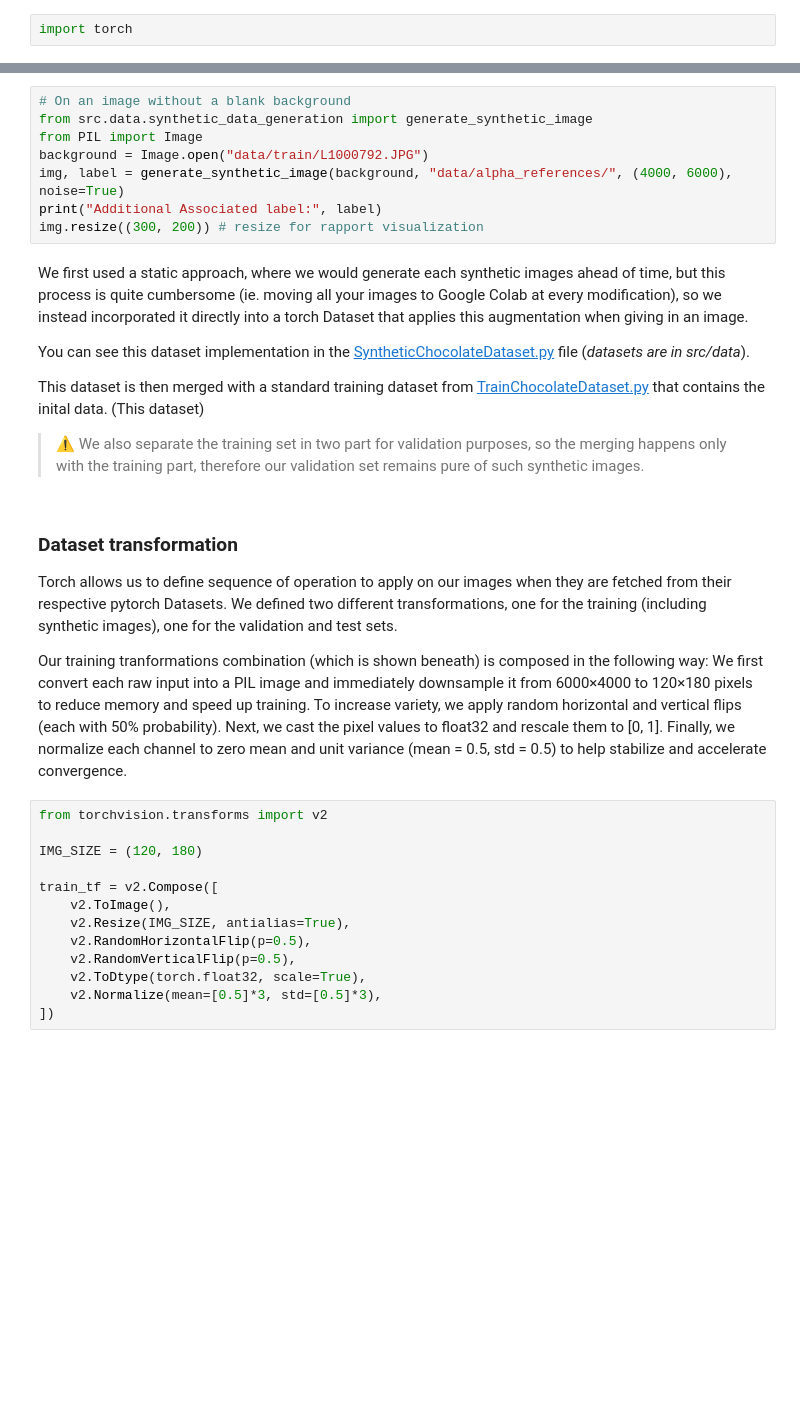
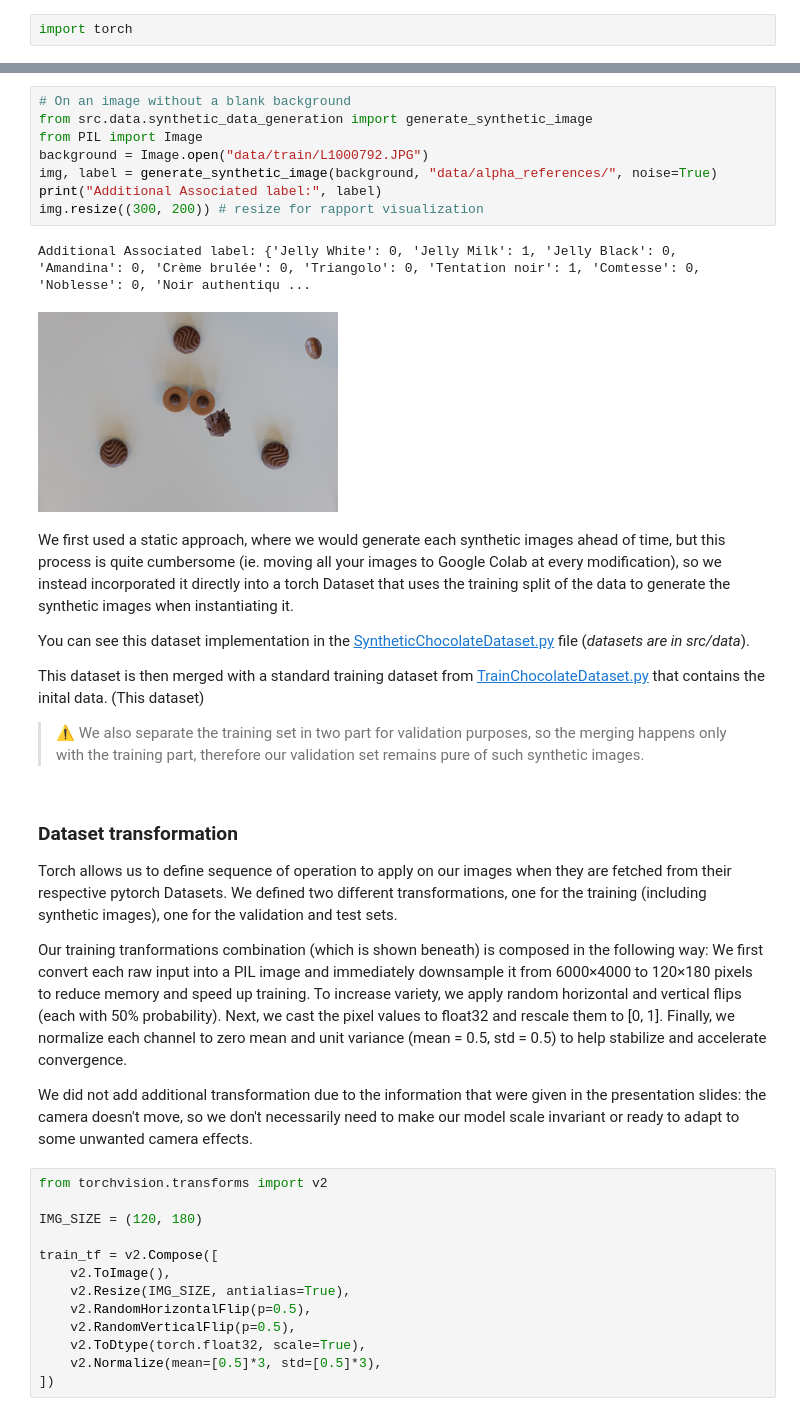
Before and after one commit to MrKiwix/IAPR-project, a Jupyter notebook: report.ipynb, the cells around one changed output, grey strips where cells are left out. Saved outputs shown, nothing was run; the diff lists cells and outputs as text; blank space fills up the shorter version.

```diff
--- a/report.ipynb
+++ b/report.ipynb
@@ -62,13 +72,16 @@ img.resize((300, 200)) # resize for rapport visualization
 # %%
 # On an image without a blank background
 from src.data.synthetic_data_generation import generate_synthetic_image
 from PIL import Image
 background = Image.open("data/train/L1000792.JPG")
-img, label = generate_synthetic_image(background, "data/alpha_references/", (4000, 6000), noise=True)
+img, label = generate_synthetic_image(background, "data/alpha_references/", noise=True)
 print("Additional Associated label:", label)
 img.resize((300, 200)) # resize for rapport visualization
+# %% [output]
+Additional Associated label: {'Jelly White': 0, 'Jelly Milk': 1, 'Jelly Black': 0, 'Amandina': 0, 'Crème brulée': 0, 'Triangolo': 0, 'Tentation noir': 1, 'Comtesse': 0, 'Noblesse': 0, 'Noir authentiqu ...
+[figure, added]
 # %% [markdown]
-We first used a static approach, where we would generate each synthetic images ahead of time, but this process is quite cumbersome (ie. moving all your images to Google Colab at every modification), so we instead incorporated it directly into a torch Dataset that applies this augmentation when giving in an image.
+We first used a static approach, where we would generate each synthetic images ahead of time, but this process is quite cumbersome (ie. moving all your images to Google Colab at every modification), so we instead incorporated it directly into a torch Dataset that uses the training split of the data to generate the synthetic images when instantiating it.
 
 You can see this dataset implementation in the [SyntheticChocolateDataset.py](src/data/SyntheticChocolateDataset.py) file (*datasets are in src/data*).
 
@@ -83,6 +96,8 @@ We defined two different transformations, one for the training (including synthe
 
 Our training tranformations combination (which is shown beneath) is composed in the following way:
 We first convert each raw input into a PIL image and immediately downsample it from 6000×4000 to 120×180 pixels to reduce memory and speed up training. To increase variety, we apply random horizontal and vertical flips (each with 50% probability). Next, we cast the pixel values to float32 and rescale them to [0, 1]. Finally, we normalize each channel to zero mean and unit variance (mean = 0.5, std = 0.5) to help stabilize and accelerate convergence.
+
+We did not add additional transformation due to the information that were given in the presentation slides: the camera doesn't move, so we don't necessarily need to make our model scale invariant or ready to adapt to some unwanted camera effects.
 # %%
 from torchvision.transforms import v2
 
```
Also changed, not shown: parts of 8 cells of this notebook, 13 other files.
